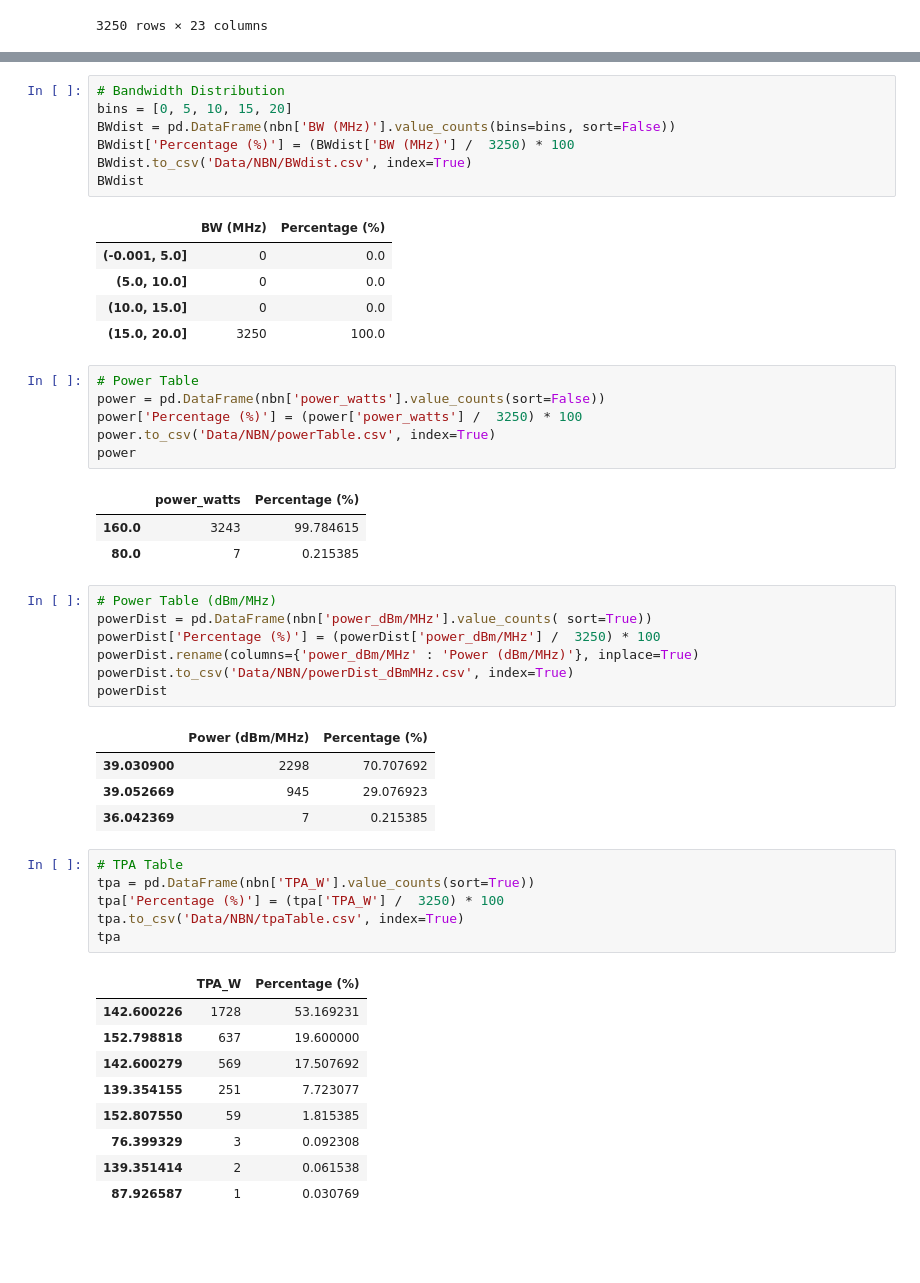
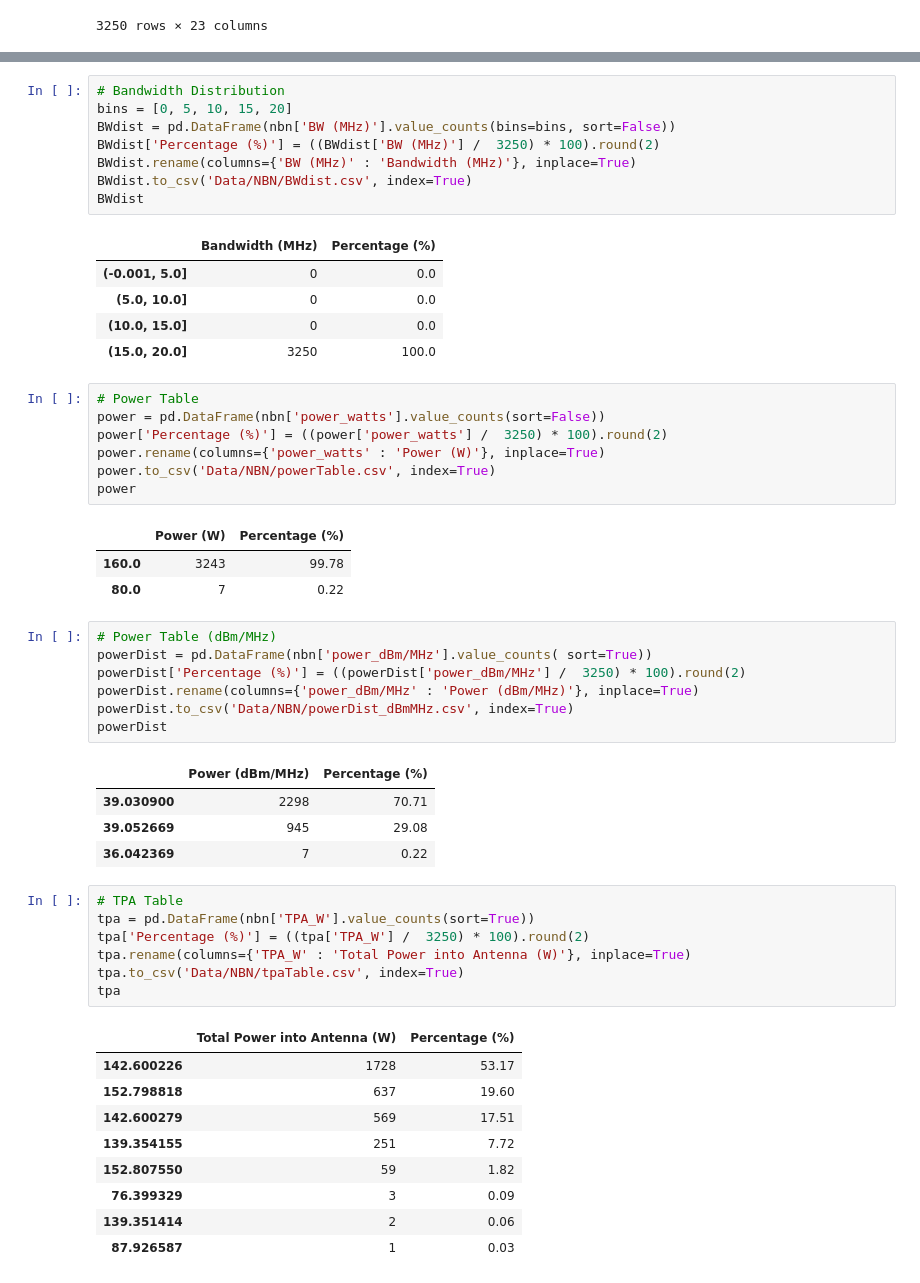
Before and after one commit to navnith-reddy/RAdata, a Jupyter notebook: NBNDataProcessing.ipynb, the cells around one changed output, grey strips where cells are left out. Cells and saved outputs as stored; diff of their text form; blank space fills up the shorter version.

Commit message:
update round value; NBN

```diff
--- a/NBNDataProcessing.ipynb
+++ b/NBNDataProcessing.ipynb
@@ -116,11 +117,12 @@ BWstats
 # Bandwidth Distribution
 bins = [0, 5, 10, 15, 20]
 BWdist = pd.DataFrame(nbn['BW (MHz)'].value_counts(bins=bins, sort=False))
-BWdist['Percentage (%)'] = (BWdist['BW (MHz)'] /  3250) * 100
+BWdist['Percentage (%)'] = ((BWdist['BW (MHz)'] /  3250) * 100).round(2)
+BWdist.rename(columns={'BW (MHz)' : 'Bandwidth (MHz)'}, inplace=True)
 BWdist.to_csv('Data/NBN/BWdist.csv', index=True)
 BWdist
 # %% [output]
-|  | BW (MHz) | Percentage (%) |
+|  | Bandwidth (MHz) | Percentage (%) |
 | (-0.001, 5.0] | 0 | 0.0 |
 | (5.0, 10.0] | 0 | 0.0 |
 | (10.0, 15.0] | 0 | 0.0 |
@@ -128,41 +130,43 @@ BWdist
 # %%
 # Power Table
 power = pd.DataFrame(nbn['power_watts'].value_counts(sort=False))
-power['Percentage (%)'] = (power['power_watts'] /  3250) * 100
+power['Percentage (%)'] = ((power['power_watts'] /  3250) * 100).round(2)
+power.rename(columns={'power_watts' : 'Power (W)'}, inplace=True)
 power.to_csv('Data/NBN/powerTable.csv', index=True)
 power
 # %% [output]
-|  | power_watts | Percentage (%) |
-| 160.0 | 3243 | 99.784615 |
-| 80.0 | 7 | 0.215385 |
+|  | Power (W) | Percentage (%) |
+| 160.0 | 3243 | 99.78 |
+| 80.0 | 7 | 0.22 |
 # %%
 # Power Table (dBm/MHz)
 powerDist = pd.DataFrame(nbn['power_dBm/MHz'].value_counts( sort=True))
-powerDist['Percentage (%)'] = (powerDist['power_dBm/MHz'] /  3250) * 100
+powerDist['Percentage (%)'] = ((powerDist['power_dBm/MHz'] /  3250) * 100).round(2)
 powerDist.rename(columns={'power_dBm/MHz' : 'Power (dBm/MHz)'}, inplace=True)
 powerDist.to_csv('Data/NBN/powerDist_dBmMHz.csv', index=True)
 powerDist
 # %% [output]
 |  | Power (dBm/MHz) | Percentage (%) |
-| 39.030900 | 2298 | 70.707692 |
-| 39.052669 | 945 | 29.076923 |
-| 36.042369 | 7 | 0.215385 |
+| 39.030900 | 2298 | 70.71 |
+| 39.052669 | 945 | 29.08 |
+| 36.042369 | 7 | 0.22 |
 # %%
 # TPA Table
 tpa = pd.DataFrame(nbn['TPA_W'].value_counts(sort=True))
-tpa['Percentage (%)'] = (tpa['TPA_W'] /  3250) * 100
+tpa['Percentage (%)'] = ((tpa['TPA_W'] /  3250) * 100).round(2)
+tpa.rename(columns={'TPA_W' : 'Total Power into Antenna (W)'}, inplace=True)
 tpa.to_csv('Data/NBN/tpaTable.csv', index=True)
 tpa
 # %% [output]
-|  | TPA_W | Percentage (%) |
-| 142.600226 | 1728 | 53.169231 |
-| 152.798818 | 637 | 19.600000 |
-| 142.600279 | 569 | 17.507692 |
-| 139.354155 | 251 | 7.723077 |
-| 152.807550 | 59 | 1.815385 |
-| 76.399329 | 3 | 0.092308 |
-| 139.351414 | 2 | 0.061538 |
-| 87.926587 | 1 | 0.030769 |
+|  | Total Power into Antenna (W) | Percentage (%) |
+| 142.600226 | 1728 | 53.17 |
+| 152.798818 | 637 | 19.60 |
+| 142.600279 | 569 | 17.51 |
+| 139.354155 | 251 | 7.72 |
+| 152.807550 | 59 | 1.82 |
+| 76.399329 | 3 | 0.09 |
+| 139.351414 | 2 | 0.06 |
+| 87.926587 | 1 | 0.03 |
 # %%
 # TPA Distribution (dBm/MHz)
 TPAdist = pd.DataFrame(nbn['TPA_dBm/MHz'].value_counts( sort=True))
```
Also changed, not shown: parts of 7 cells of this notebook, 12 other files.
